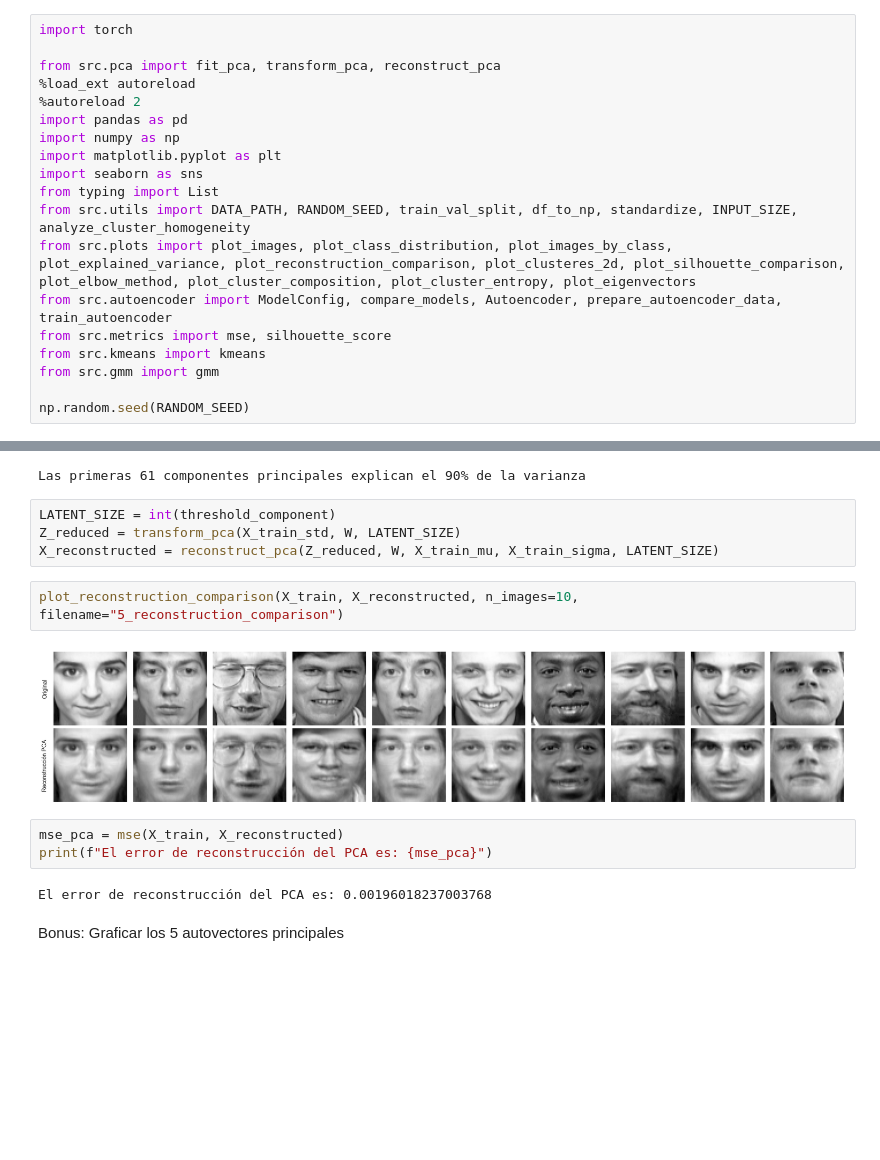
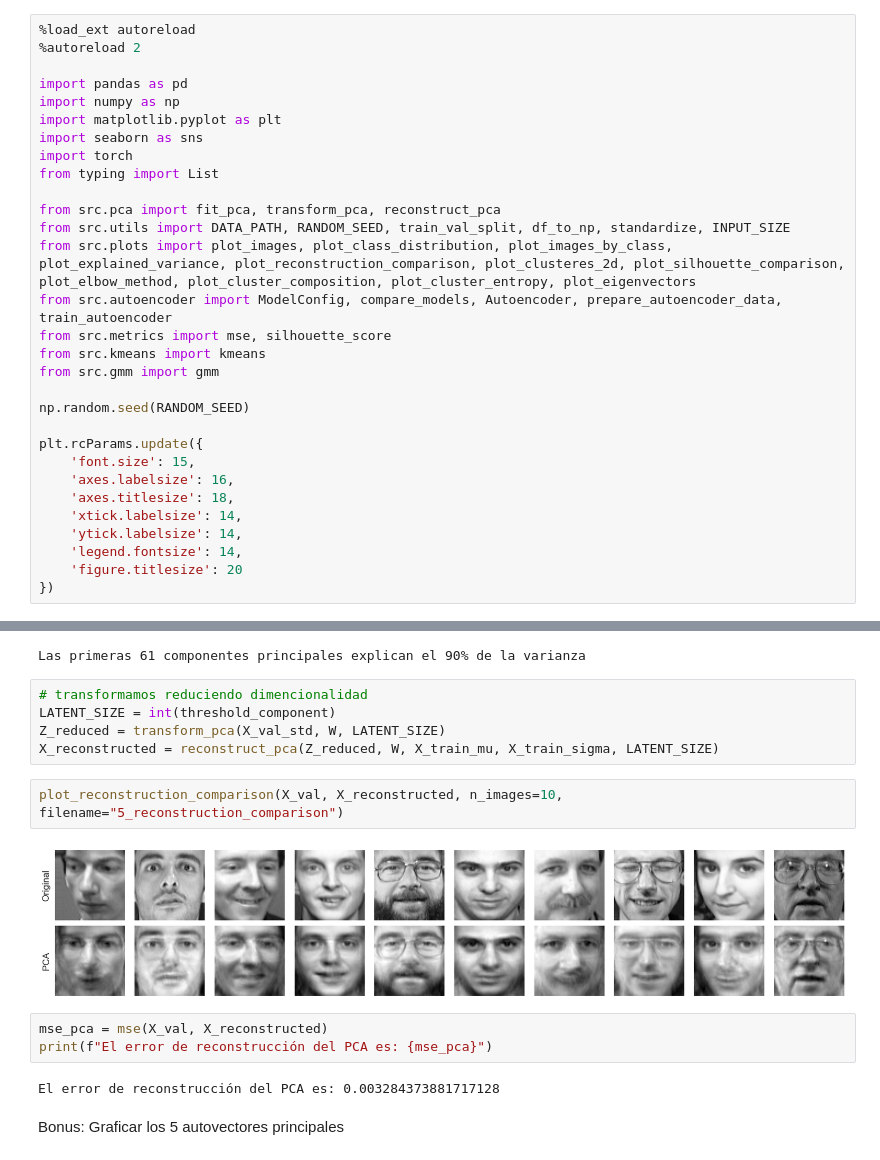
Before and after one commit to gonzabaleta/udesa-ml-unsupervised-learning, a Jupyter notebook: Zabaleta_Gonzalo_Notebook_TP4.ipynb, the cells around one changed output, grey strips where cells are left out. Drawn from its saved outputs; the diff is of its cells as text; blank space fills up the shorter version.

```diff
--- a/Zabaleta_Gonzalo_Notebook_TP4.ipynb
+++ b/Zabaleta_Gonzalo_Notebook_TP4.ipynb
@@ -1,17 +1,18 @@
 # %% [markdown]
 # Trabajo Práctico 4: Aprendizaje No-Supervisado
 # %%
-import torch
-
-from src.pca import fit_pca, transform_pca, reconstruct_pca
 %load_ext autoreload
 %autoreload 2
+
 import pandas as pd
 import numpy as np
 import matplotlib.pyplot as plt
 import seaborn as sns
+import torch
 from typing import List
-from src.utils import DATA_PATH, RANDOM_SEED, train_val_split, df_to_np, standardize, INPUT_SIZE, analyze_cluster_homogeneity
+
+from src.pca import fit_pca, transform_pca, reconstruct_pca
+from src.utils import DATA_PATH, RANDOM_SEED, train_val_split, df_to_np, standardize, INPUT_SIZE
 from src.plots import plot_images, plot_class_distribution, plot_images_by_class, plot_explained_variance, plot_reconstruction_comparison, plot_clusteres_2d, plot_silhouette_comparison, plot_elbow_method, plot_cluster_composition, plot_cluster_entropy, plot_eigenvectors
 from src.autoencoder import ModelConfig, compare_models, Autoencoder, prepare_autoencoder_data, train_autoencoder
 from src.metrics import mse, silhouette_score
@@ -19,6 +20,16 @@ from src.kmeans import kmeans
 from src.gmm import gmm
 
 np.random.seed(RANDOM_SEED)
+
+plt.rcParams.update({
+    'font.size': 15,
+    'axes.labelsize': 16,
+    'axes.titlesize': 18,
+    'xtick.labelsize': 14,
+    'ytick.labelsize': 14,
+    'legend.fontsize': 14,
+    'figure.titlesize': 20
+})
 # %% [markdown]
 ## 1. Inspección de los datos
 # %% [markdown]
@@ -102,18 +115,19 @@ print(f"Las primeras {threshold_component} componentes principales explican el 9
 # %% [output]
 Las primeras 61 componentes principales explican el 90% de la varianza
 # %%
+# transformamos reduciendo dimencionalidad
 LATENT_SIZE = int(threshold_component)
-Z_reduced = transform_pca(X_train_std, W, LATENT_SIZE)
+Z_reduced = transform_pca(X_val_std, W, LATENT_SIZE)
 X_reconstructed = reconstruct_pca(Z_reduced, W, X_train_mu, X_train_sigma, LATENT_SIZE)
 # %%
-plot_reconstruction_comparison(X_train, X_reconstructed, n_images=10, filename="5_reconstruction_comparison")
+plot_reconstruction_comparison(X_val, X_reconstructed, n_images=10, filename="5_reconstruction_comparison")
 # %% [output]
-[figure, old version]
+[figure, new version]
 # %%
-mse_pca = mse(X_train, X_reconstructed)
+mse_pca = mse(X_val, X_reconstructed)
 print(f"El error de reconstrucción del PCA es: {mse_pca}")
 # %% [output]
-El error de reconstrucción del PCA es: 0.00196018237003768
+El error de reconstrucción del PCA es: 0.003284373881717128
 # %% [markdown]
 Bonus: Graficar los 5 autovectores principales
 # %%
```
Also changed, not shown: parts of 19 cells of this notebook, 18 other files.
